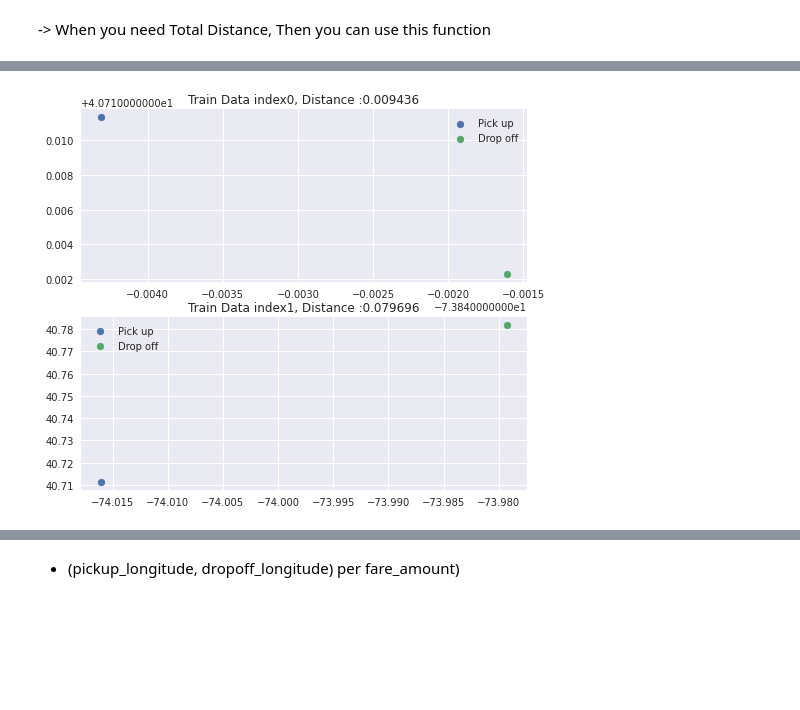
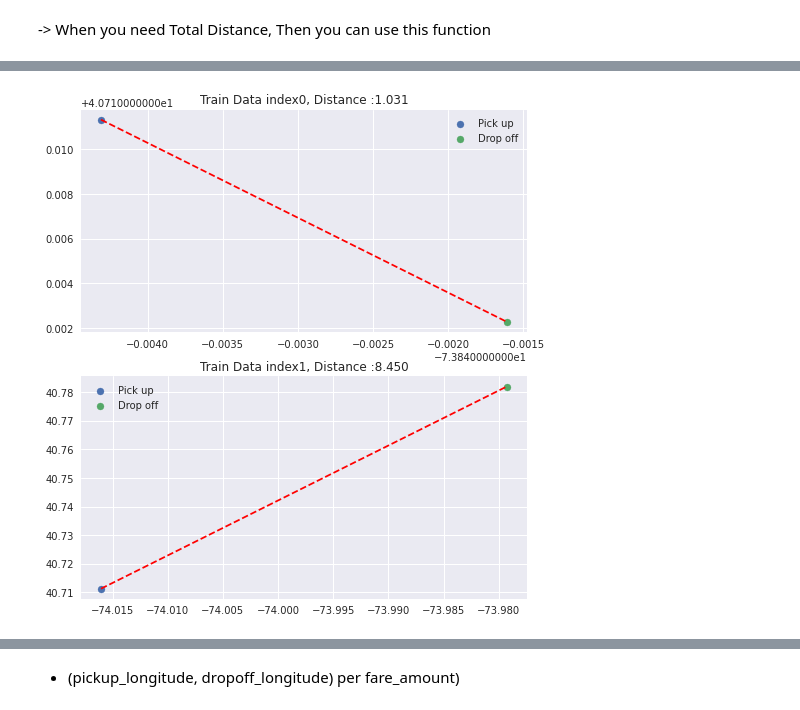
Before and after one commit to jerife/Kaggle, a Jupyter notebook: 08 New York City Taxi Fare Prediction.ipynb, the cells around one changed output, grey strips where cells are left out. Drawn from its saved outputs; the diff is of its cells as text; code cells hidden in the pictures; blank space fills up the shorter version.

```diff
--- a/08 New York City Taxi Fare Prediction.ipynb
+++ b/08 New York City Taxi Fare Prediction.ipynb
@@ -134,11 +138,3 @@ pd.DataFrame(test_df.isnull().sum(), columns=["Test Null Count"])
 | dropoff_longitude | 0 |
 | dropoff_latitude | 0 |
 | passenger_count | 0 |
-# %%
-def get_total_distance(df):
-    a1 = df['pickup_longitude']
-    a2 = df['dropoff_longitude']
-    b1 = df['pickup_latitude']
-    b2 = df['dropoff_latitude']
-
-    return np.sqrt((a2-a1)**2 + (b2-b1)**2)
@@ -145,5 +150,14 @@ def get_total_distance(df):
+# %%
+def get_total_distance(df):
+    a1 = df['pickup_latitude']
+    a2 = df['dropoff_latitude']
+
+    b1 = df['pickup_longitude']
+    b2 = df['dropoff_longitude']
+
+    pick_up = (a1, b1)
+    drop_off = (a2, b2)
+    return haversine(pick_up, drop_off)
+    # haversine function : Get Distance to use x(latitude, longitude), y(latitude, longitude)
 # %% [markdown]
 -> When you need Total Distance, Then you can use this function
-# %%
-train_df['total_distance'] = get_total_distance(train_df)
-train_df.head()
@@ -156,0 +164,4 @@ train_df.head()
+# %%
+train_df['total_distance'] = train_df.apply(lambda x: get_total_distance(x),axis=1)
+test_df['total_distance'] = test_df.apply(lambda x: get_total_distance(x),axis=1)
+train_df.head()
@@ -157,14 +175,15 @@ train_df.head()
 # %%
-fig = plt.figure(figsize=(8,7))
+fig = plt.figure(figsize=(8,9))
 
 for i in range(2):
     plt.subplot(2, 1, i+1)
-    plt.title("Train Data index{}, Distance :{:f}".format(i, train_df['total_distance'][i]))
+    plt.title("Train Data index{}, Distance :{:.3f}".format(i, train_df['total_distance'][i]))
     plt.scatter(train_df['pickup_longitude'][i], train_df['pickup_latitude'][i], label="Pick up")
     plt.scatter(train_df['dropoff_longitude'][i], train_df['dropoff_latitude'][i], label="Drop off")
+    plt.plot([train_df['pickup_longitude'][i],train_df['dropoff_longitude'][i]],[train_df['pickup_latitude'][i],train_df['dropoff_latitude'][i]],'r--')
     plt.legend()
 
 plt.show()
 # %% [output]
-[figure, old version]
+[figure, new version]
 # %%
```
Also changed, not shown: parts of 49 cells of this notebook.
